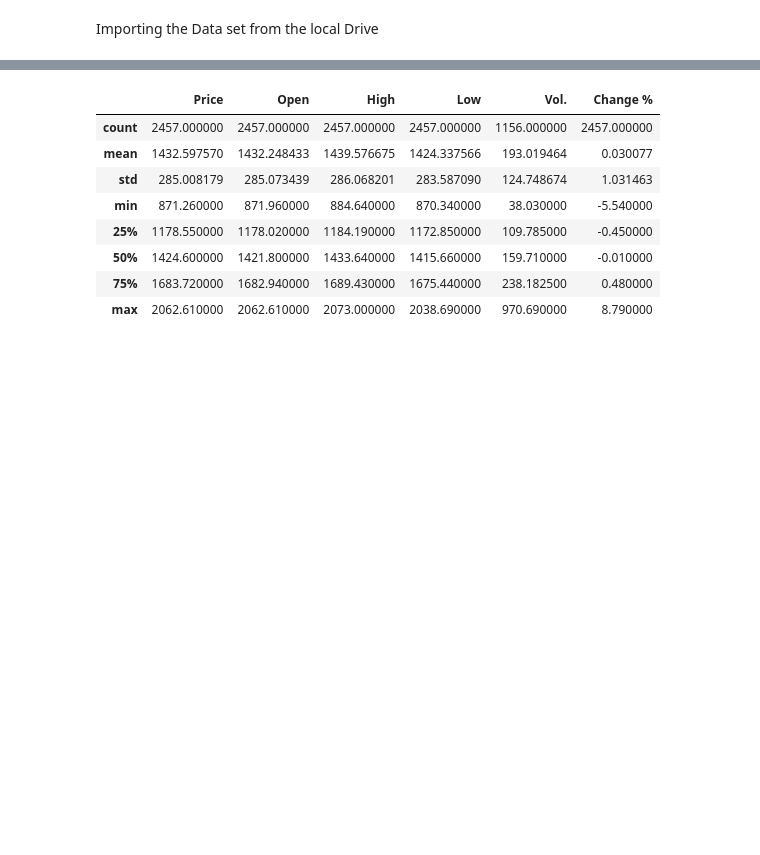
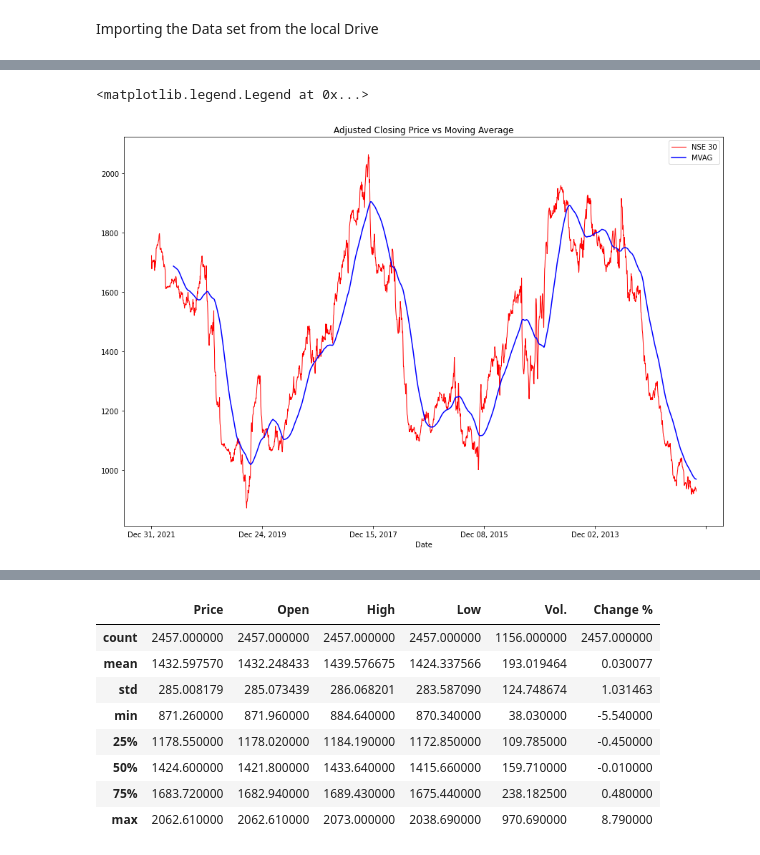
Before and after one commit to Eminent01/Baum-Tenpers-Research, a Jupyter notebook: Baum_Tenper_Research.ipynb, the cells around one changed output, grey strips where cells are left out. Saved outputs shown, nothing was run; the diff lists cells and outputs as text; code cells hidden in the pictures; blank space fills up the shorter version.

```diff
--- a/Baum_Tenper_Research.ipynb
+++ b/Baum_Tenper_Research.ipynb
@@ -32,3 +43,16 @@ data = pd.read_csv("/content/NSE 30 Historical Data.csv" , thousands =',')
+# %%
+# Rolling Mean / Moving Average to remove the noise in the graph and smoothen it
+close_col = data['Price']
+mvag = close_col.rolling(window=100).mean()     # Taking an average over the window size of 100.
+# Increasing the window size can make it more smoother, but less informative and vice-versa.
+# %%
+# Visualizing Rolling Mean and Adjusted Closing Price together
+data['Price'].plot(label='NSE 30', figsize=(15,10), title='Adjusted Closing Price vs Moving Average', color='red', linewidth=1.0, grid=True)
+mvag.plot(label='MVAG', color='blue')
+plt.legend()
+# %% [output]
+<matplotlib.legend.Legend at 0x...>
+[figure, added]
 # %%
 # Data engineering
 data['Vol.'] = data['Vol.'].str.replace('M', "")
```
Also changed, not shown: parts of 53 cells of this notebook.
